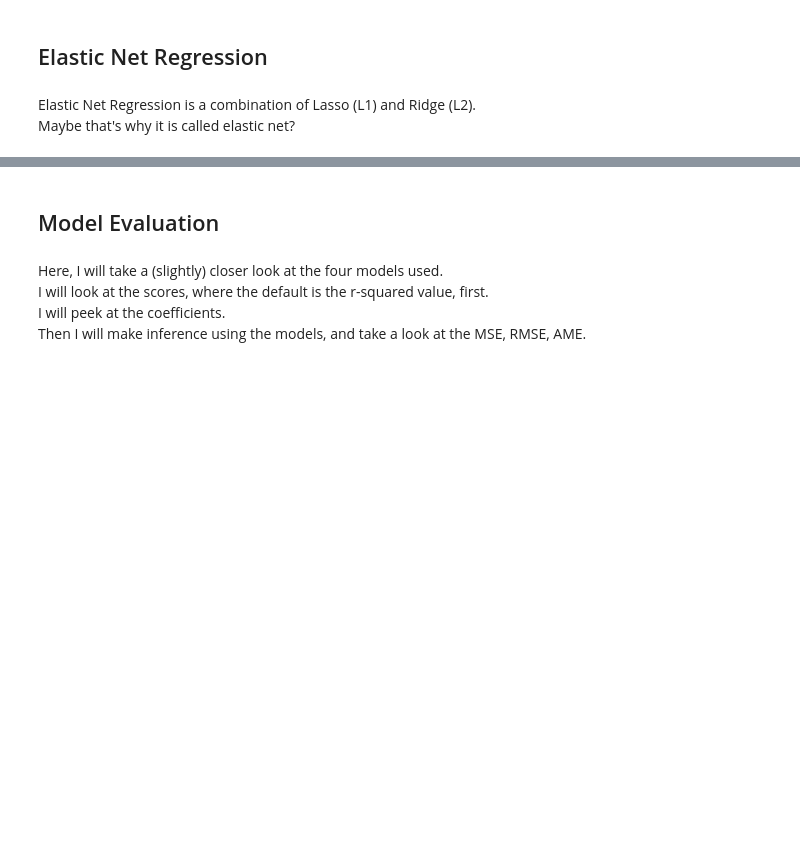
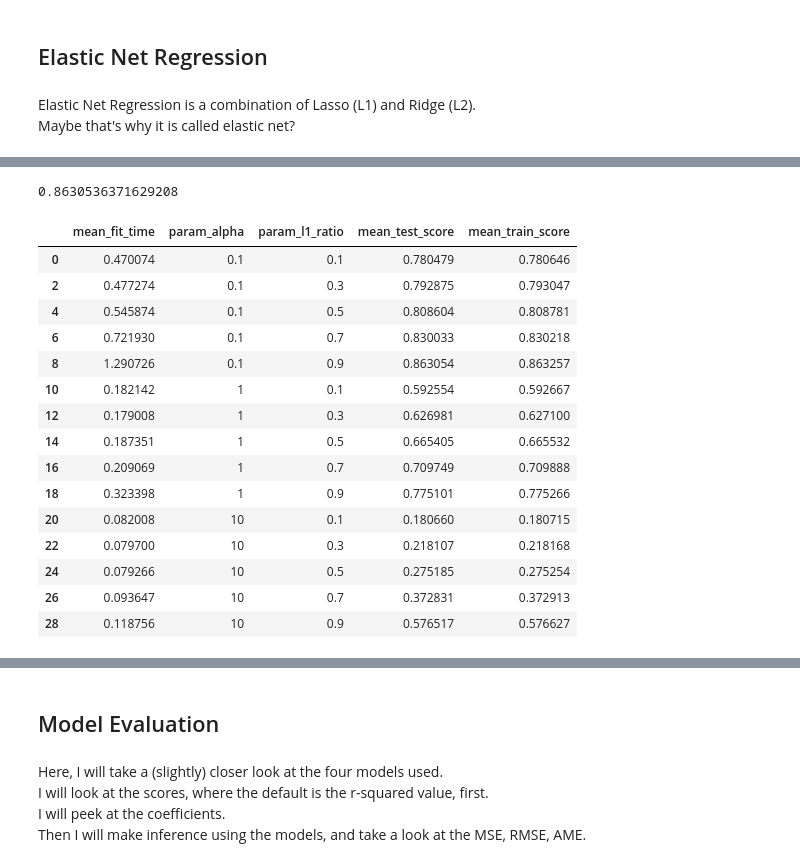
Before and after one commit to Luke-zm/DSI_Proj, a Jupyter notebook: project_2/code/house_reg_model.ipynb, the cells around one changed output, grey strips where cells are left out. Cells and saved outputs as stored; diff of their text form; code cells hidden in the pictures; blank space fills up the shorter version.

```diff
--- a/project_2/code/house_reg_model.ipynb
+++ b/project_2/code/house_reg_model.ipynb
@@ -493,0 +537,9 @@ Maybe that's why it is called elastic net?
+# %%
+enet_CV = Pipeline(
+    steps=[("preprocessor", preprocessor), ("Ridge CV", ElasticNetCV(l1_ratio=[.1, .3 , .5, .7, .9],
+                                                                     max_iter=10000, #when l1 ratio is 0.9, it is close to a lasso, which takes a long time to run
+                                                                     cv=5
+                                                                    ))]
+)
+# %%
+enet_CV.fit(X_train, y_train)
@@ -493,0 +573,17 @@ Maybe that's why it is called elastic net?
+# %%
+# Perform grid search using GridSearchCV()
+enet_grid_search = GridSearchCV(ElasticNet(max_iter=10000),
+                           param_grid={'alpha': [0.1, 1, 10],
+                                       'l1_ratio':[0.1, 0.3, 0.5, 0.7, 0.9],
+                                       'selection': ['cyclic', 'random'],
+                                      },
+                           cv=5,
+                           verbose = 1,
+                           return_train_score=True
+                           )
+
+enet_grid_search_CV = Pipeline(
+    steps=[("preprocessor", preprocessor), ("Lasso Grid Search", enet_grid_search)]
+)
+# %%
+enet_grid_search_CV.fit(X_train, y_train)
@@ -493,0 +609,26 @@ Maybe that's why it is called elastic net?
+# %%
+enet_grid_search_CV[1].best_score_
+# %% [output]
+0.8630536371629208
+# %%
+# cv results
+cv_results = pd.DataFrame(enet_grid_search_CV[1].cv_results_)
+cv_results = cv_results.loc[cv_results['param_selection'] == 'cyclic']
+cv_results[['mean_fit_time', 'param_alpha', 'param_l1_ratio', 'mean_test_score', 'mean_train_score']]
+# %% [output]
+|  | mean_fit_time | param_alpha | param_l1_ratio | mean_test_score | mean_train_score |
+| 0 | 0.470074 | 0.1 | 0.1 | 0.780479 | 0.780646 |
+| 2 | 0.477274 | 0.1 | 0.3 | 0.792875 | 0.793047 |
+| 4 | 0.545874 | 0.1 | 0.5 | 0.808604 | 0.808781 |
+| 6 | 0.721930 | 0.1 | 0.7 | 0.830033 | 0.830218 |
+| 8 | 1.290726 | 0.1 | 0.9 | 0.863054 | 0.863257 |
+| 10 | 0.182142 | 1 | 0.1 | 0.592554 | 0.592667 |
+| 12 | 0.179008 | 1 | 0.3 | 0.626981 | 0.627100 |
+| 14 | 0.187351 | 1 | 0.5 | 0.665405 | 0.665532 |
+| 16 | 0.209069 | 1 | 0.7 | 0.709749 | 0.709888 |
+| 18 | 0.323398 | 1 | 0.9 | 0.775101 | 0.775266 |
+| 20 | 0.082008 | 10 | 0.1 | 0.180660 | 0.180715 |
+| 22 | 0.079700 | 10 | 0.3 | 0.218107 | 0.218168 |
+| 24 | 0.079266 | 10 | 0.5 | 0.275185 | 0.275254 |
+| 26 | 0.093647 | 10 | 0.7 | 0.372831 | 0.372913 |
+| 28 | 0.118756 | 10 | 0.9 | 0.576517 | 0.576627 |
```
Also changed, not shown: parts of 41 cells of this notebook, 8 other files.
